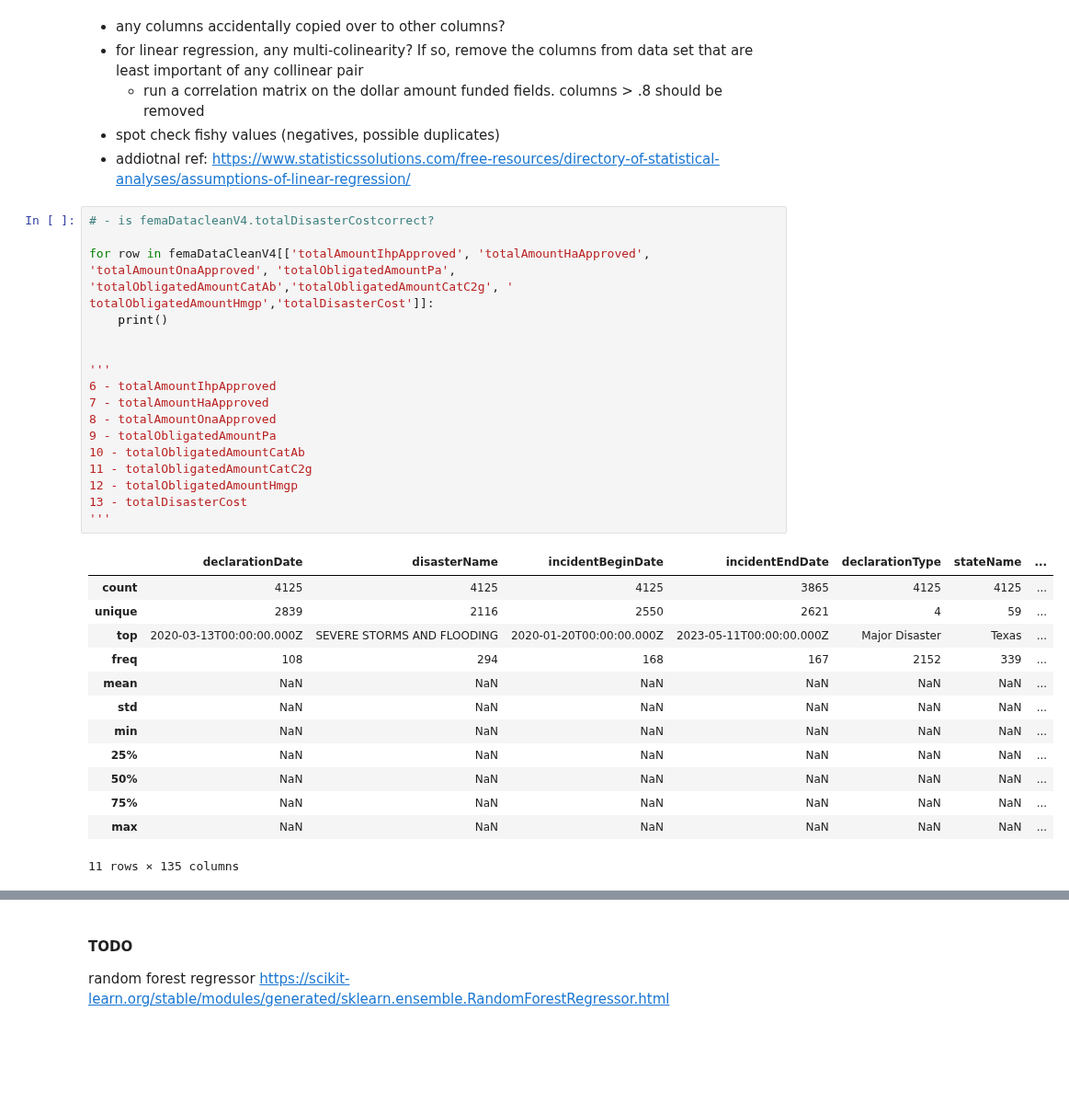
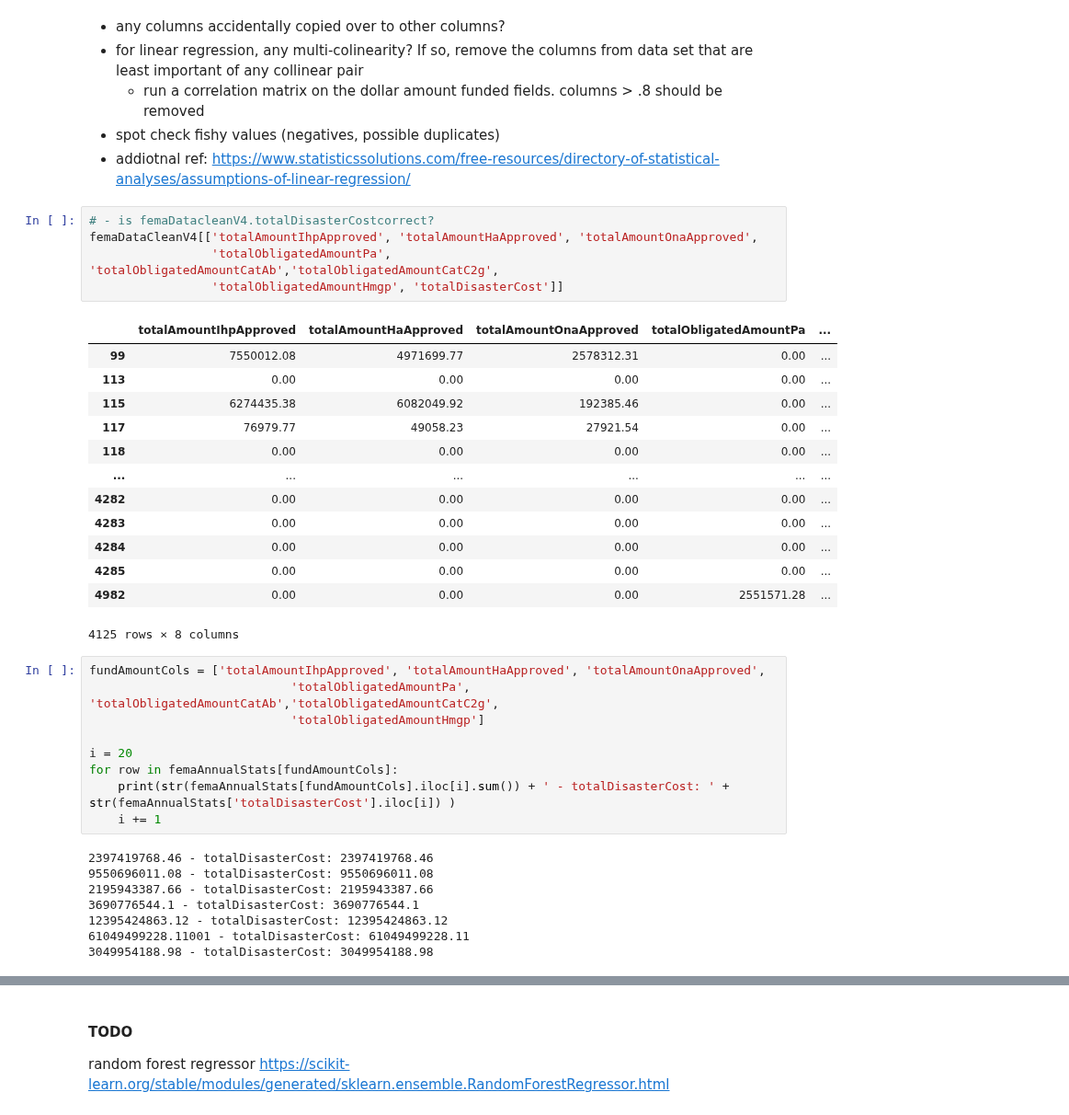
Before and after one commit to mdgarber/FEMADisasterCostForecasting, a Jupyter notebook: femadisastercostforecasting/notebooks/FEMA-Modeling.ipynb, the cells around one changed output, grey strips where cells are left out. Shown at 92% size. Drawn from its saved outputs; the diff is of its cells as text; blank space fills up the shorter version.

```diff
--- a/femadisastercostforecasting/notebooks/FEMA-Modeling.ipynb
+++ b/femadisastercostforecasting/notebooks/FEMA-Modeling.ipynb
@@ -417,32 +417,37 @@ DQ checks
 - addiotnal ref: https://www.statisticssolutions.com/free-resources/directory-of-statistical-analyses/assumptions-of-linear-regression/
 # %%
 # - is femaDatacleanV4.totalDisasterCostcorrect?
-
-for row in femaDataCleanV4[['totalAmountIhpApproved', 'totalAmountHaApproved', 'totalAmountOnaApproved', 'totalObligatedAmountPa', 'totalObligatedAmountCatAb','totalObligatedAmountCatC2g', ' totalObligatedAmountHmgp','totalDisasterCost']]:
-    print()
-
-
-'''
-6 - totalAmountIhpApproved
-7 - totalAmountHaApproved
-8 - totalAmountOnaApproved
-9 - totalObligatedAmountPa
-10 - totalObligatedAmountCatAb
-11 - totalObligatedAmountCatC2g
-12 - totalObligatedAmountHmgp
-13 - totalDisasterCost
-'''
+femaDataCleanV4[['totalAmountIhpApproved', 'totalAmountHaApproved', 'totalAmountOnaApproved',
+                 'totalObligatedAmountPa', 'totalObligatedAmountCatAb','totalObligatedAmountCatC2g',
+                 'totalObligatedAmountHmgp', 'totalDisasterCost']]
 # %% [output]
-|  | declarationDate | disasterName | incidentBeginDate | incidentEndDate | declarationType | stateName | ... |
-| count | 4125 | 4125 | 4125 | 3865 | 4125 | 4125 | ... |
-| unique | 2839 | 2116 | 2550 | 2621 | 4 | 59 | ... |
-| top | 2020-03-13T00:00:00.000Z | SEVERE STORMS AND FLOODING | 2020-01-20T00:00:00.000Z | 2023-05-11T00:00:00.000Z | Major Disaster | Texas | ... |
-| freq | 108 | 294 | 168 | 167 | 2152 | 339 | ... |
-| mean | NaN | NaN | NaN | NaN | NaN | NaN | ... |
-| std | NaN | NaN | NaN | NaN | NaN | NaN | ... |
-| min | NaN | NaN | NaN | NaN | NaN | NaN | ... |
-| 25% | NaN | NaN | NaN | NaN | NaN | NaN | ... |
-| 50% | NaN | NaN | NaN | NaN | NaN | NaN | ... |
-| 75% | NaN | NaN | NaN | NaN | NaN | NaN | ... |
-| max | NaN | NaN | NaN | NaN | NaN | NaN | ... |
+|  | totalAmountIhpApproved | totalAmountHaApproved | totalAmountOnaApproved | totalObligatedAmountPa | ... |
+| 99 | 7550012.08 | 4971699.77 | 2578312.31 | 0.00 | ... |
+| 113 | 0.00 | 0.00 | 0.00 | 0.00 | ... |
+| 115 | 6274435.38 | 6082049.92 | 192385.46 | 0.00 | ... |
+| 117 | 76979.77 | 49058.23 | 27921.54 | 0.00 | ... |
+| 118 | 0.00 | 0.00 | 0.00 | 0.00 | ... |
+| ... | ... | ... | ... | ... | ... |
+| 4282 | 0.00 | 0.00 | 0.00 | 0.00 | ... |
+| 4283 | 0.00 | 0.00 | 0.00 | 0.00 | ... |
+| 4284 | 0.00 | 0.00 | 0.00 | 0.00 | ... |
+| 4285 | 0.00 | 0.00 | 0.00 | 0.00 | ... |
+| 4982 | 0.00 | 0.00 | 0.00 | 2551571.28 | ... |
-11 rows × 135 columns
+4125 rows × 8 columns
+# %%
+fundAmountCols = ['totalAmountIhpApproved', 'totalAmountHaApproved', 'totalAmountOnaApproved',
+                            'totalObligatedAmountPa', 'totalObligatedAmountCatAb','totalObligatedAmountCatC2g',
+                            'totalObligatedAmountHmgp']
+
+i = 20
+for row in femaAnnualStats[fundAmountCols]:
+    print(str(femaAnnualStats[fundAmountCols].iloc[i].sum()) + ' - totalDisasterCost: ' + str(femaAnnualStats['totalDisasterCost'].iloc[i]) )
+    i += 1
+# %% [output]
+2397419768.46 - totalDisasterCost: 2397419768.46
+9550696011.08 - totalDisasterCost: 9550696011.08
+2195943387.66 - totalDisasterCost: 2195943387.66
+3690776544.1 - totalDisasterCost: 3690776544.1
+12395424863.12 - totalDisasterCost: 12395424863.12
+61049499228.11001 - totalDisasterCost: 61049499228.11
+3049954188.98 - totalDisasterCost: 3049954188.98
```
Also changed, not shown: parts of 11 cells of this notebook.
